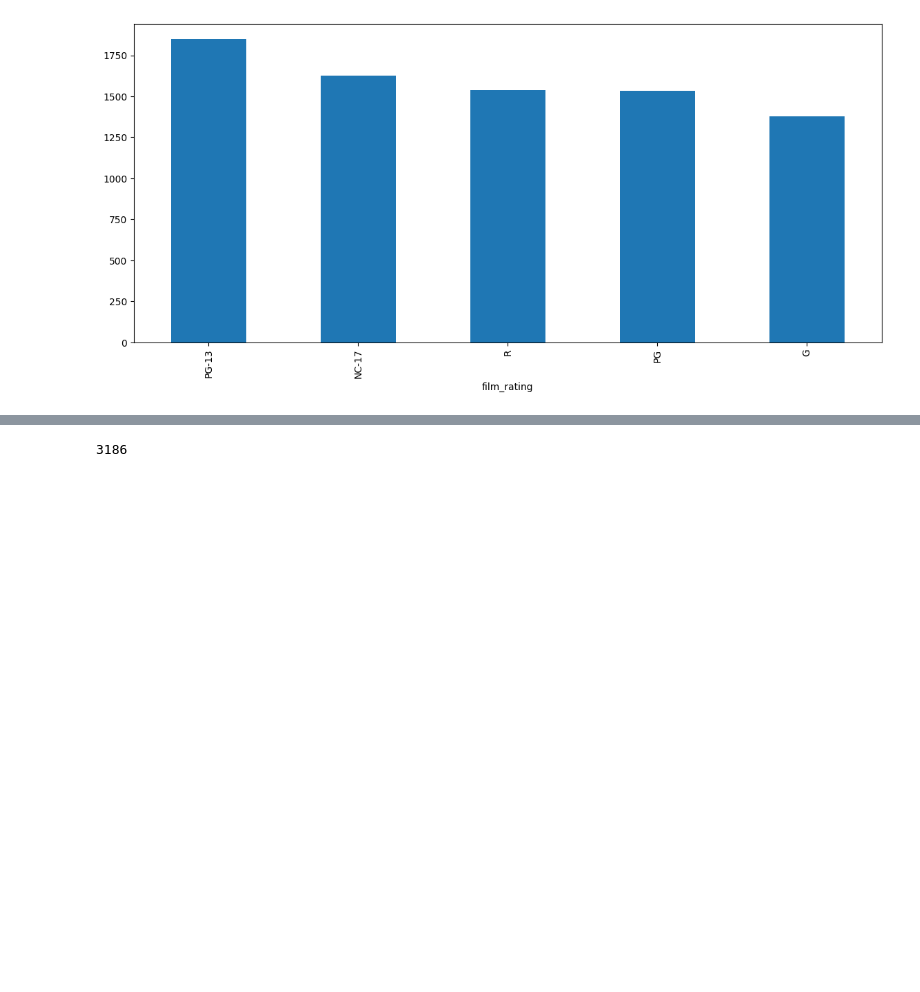
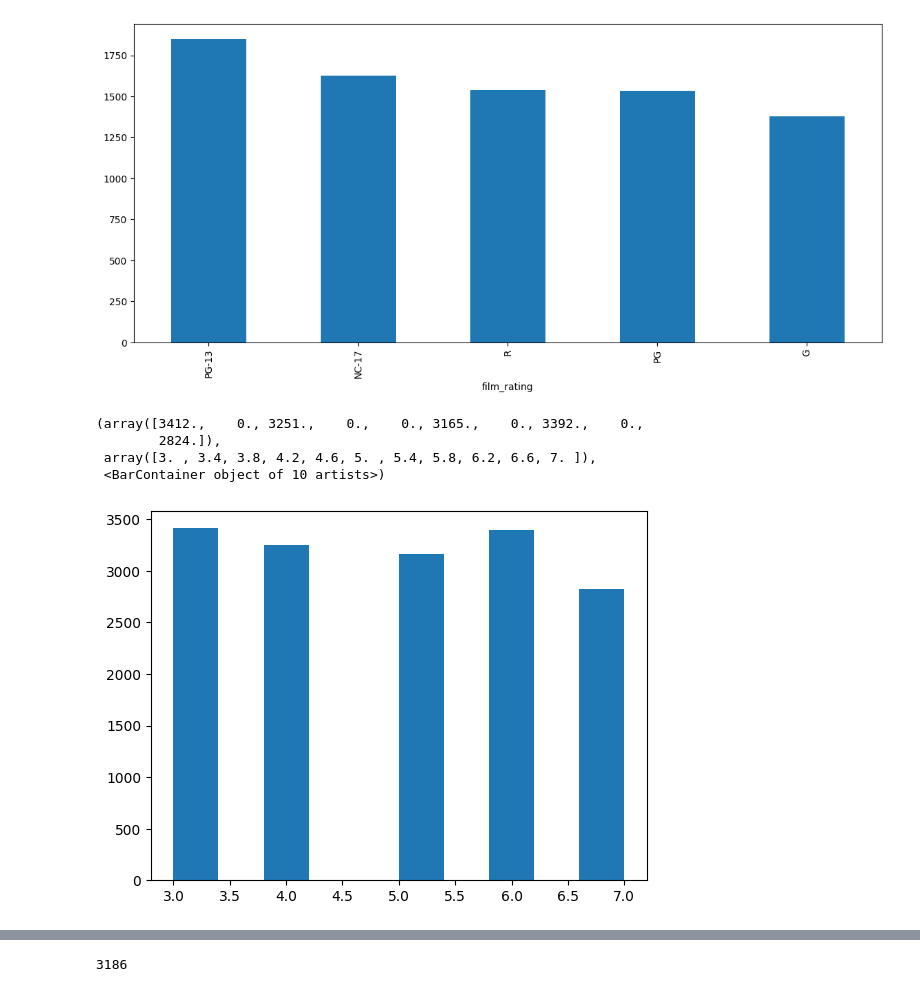
Before and after one commit to antoniosql/Intro-Python, a Jupyter notebook: Notebooks/03_02 Visualizacion.ipynb, the cells around one changed output, grey strips where cells are left out. Drawn from its saved outputs; the diff is of its cells as text; code cells hidden in the pictures; blank space fills up the shorter version.

Commit message:
histogramas

```diff
--- a/Notebooks/03_02 Visualizacion.ipynb
+++ b/Notebooks/03_02 Visualizacion.ipynb
@@ -202,3 +202,12 @@ df.loc[df['rental_store_city'] == 'Lethbridge', 'film_rating'].value_counts().pl
 # %% [output]
 <Axes: xlabel='film_rating'>
 [figure]
+# %%
+import matplotlib.pyplot as plt
+plt.hist(df['film_rental_duration'])
+# %% [output]
+(array([3412.,    0., 3251.,    0.,    0., 3165.,    0., 3392.,    0.,
+        2824.]),
+ array([3. , 3.4, 3.8, 4.2, 4.6, 5. , 5.4, 5.8, 6.2, 6.6, 7. ]),
+ <BarContainer object of 10 artists>)
+[figure, added]
```
Also changed, not shown: parts of 1 cell of this notebook.
